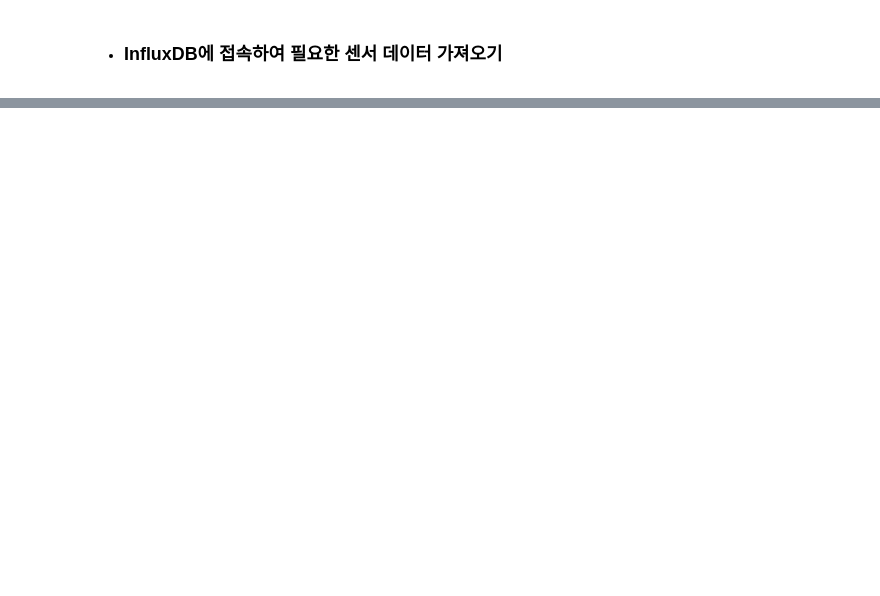
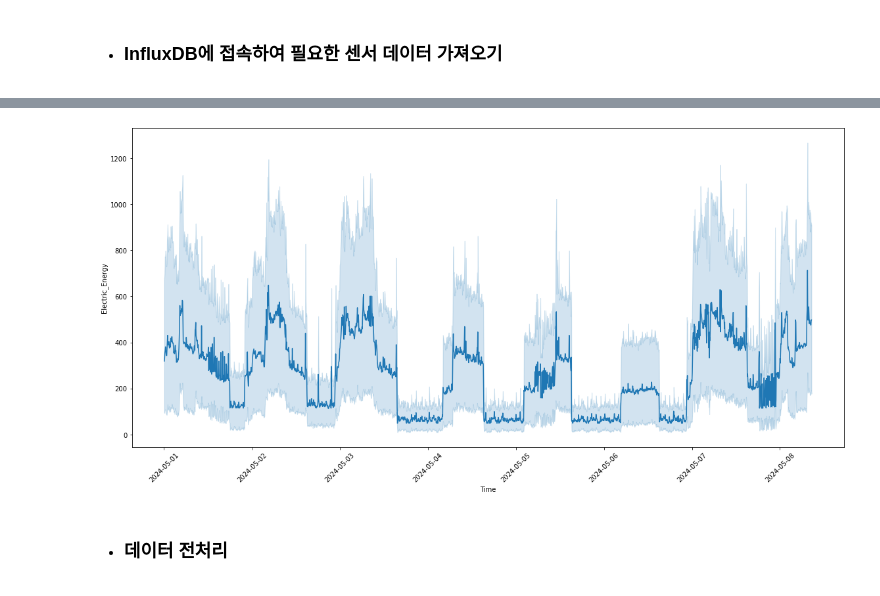
Before and after one commit to nhnacademy-aiot1-team3/ai-service, a Jupyter notebook: data_analysis.ipynb, the cells around one changed output, grey strips where cells are left out. Cells and saved outputs as stored; diff of their text form; code cells hidden in the pictures; blank space fills up the shorter version.

```diff
--- a/data_analysis.ipynb
+++ b/data_analysis.ipynb
@@ -52,19 +115,19 @@ def query_sensor_data(self, branch):
     return result_df
 # %%
 # 전력량 데이터 가져오기
-def query_energy(self, branch):
-    query_api = self.client.query_api()
+def query_energy(client, bucket, branch, sensor_type):
+    query_api = client.query_api()
+    datetimes = start_end_time()
 
-    query = f'from(bucket: "{self.bucket}")\
-            |> range(start: -3d)\
-            |> filter(fn: (r) => r["branch"] == "{branch}")\
-            |> filter(fn: (r) => r["endpoint"] == "{self.sensor_type}")\
-            |> filter(fn: (r) => r["phase"] == "total")\
-            |> filter(fn: (r) => r["description"] == "w")\
-            |> group(columns: ["site"])\
-            |> aggregateWindow(every: 1m, fn: mean, createEmpty: false)\
-            |> yield(name: "sensor_value")'
+    query = f'from(bucket: "{bucket}")\
+        |> range(start: {datetimes[0]}, stop: {datetimes[1]})\
+        |> filter(fn: (r) => r["branch"] == "{branch}")\
+        |> filter(fn: (r) => r["endpoint"] == "{sensor_type}")\
+        |> filter(fn: (r) => r["phase"] == "total")\
+        |> filter(fn: (r) => r["description"] == "w")\
+        |> aggregateWindow(every: 5m, fn: mean, createEmpty: false)\
+        |> yield(name: "sensor_value")'
 
-    print("Query: ", query)
+    print("Query: ",query)
     result_df = query_api.query_data_frame(query=query)
     return result_df
@@ -73,0 +260,12 @@ curl -X POST 'http://127.0.0.1:5000/predict/temp' -d '{"dates":["2024-05-09 00:0
+# %%
+plt.figure(figsize=(16,8))
+sns.lineplot(x='_time',y='_value',data=raw_df_energy, palette='Set1')
+plt.xlabel('Time')
+plt.ylabel('Electric_Energy')
+plt.xticks(rotation=45)
+plt.tight_layout()
+plt.show()
+# %% [output]
+[figure, added]
+# %% [markdown]
+- ### 데이터 전처리
```
Also changed, not shown: parts of 24 cells of this notebook, 4 other files.
